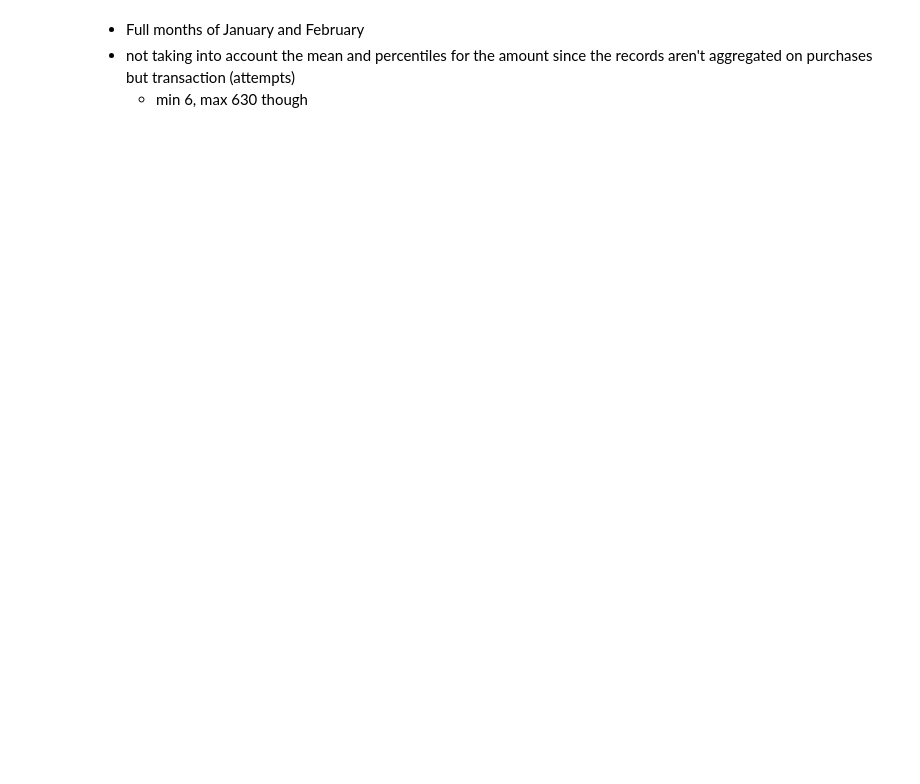
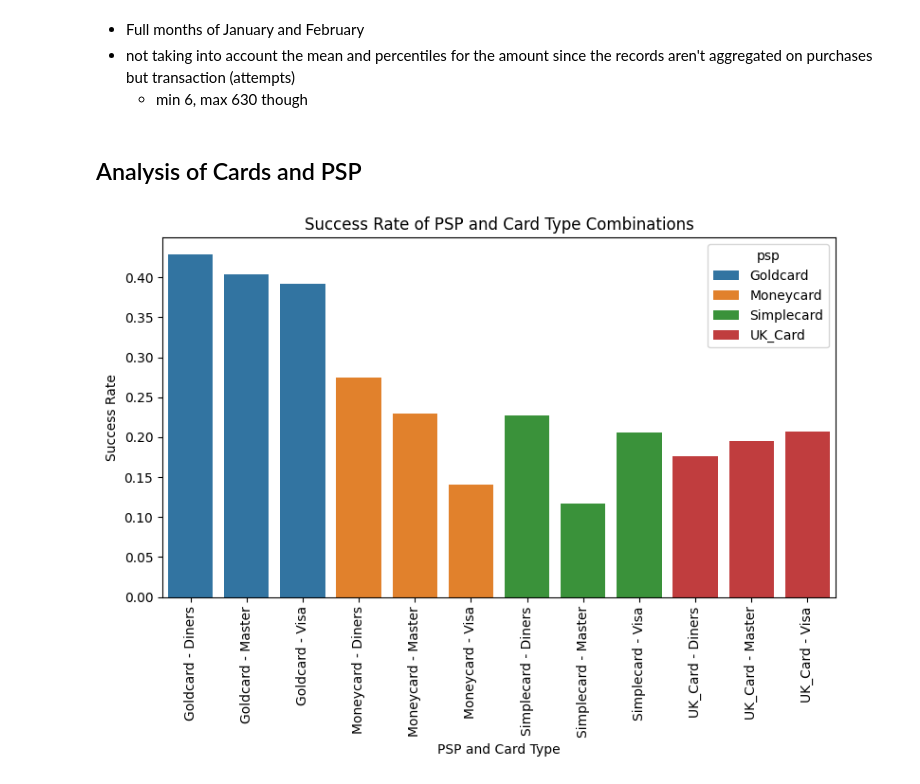
Before and after one commit to jeaend/payment_routing_optimizer, a Jupyter notebook: notebooks/01_data_analysis.ipynb, the cells around one changed output. Drawn from its saved outputs; the diff is of its cells as text; code cells hidden in the pictures; blank space fills up the shorter version.

Commit message:
add graphs, insights

```diff
--- a/notebooks/01_data_analysis.ipynb
+++ b/notebooks/01_data_analysis.ipynb
@@ -147,3 +149,37 @@ df.describe().T
 - Full months of January and February
 - not taking into account the mean and percentiles for the amount since the records aren't aggregated on purchases but transaction (attempts)
     - min 6, max 630 though
+# %% [markdown]
+## Analysis of Cards and PSP
+# %%
+import seaborn as sns
+import matplotlib.pyplot as plt
+
+# Assuming df is your DataFrame and it has been properly set up
+df['tmsp'] = pd.to_datetime(df['tmsp'])
+
+# Group by PSP and Card and calculate the count of transactions and the successful ones
+grouped = df.groupby(['psp', 'card'])['success'].agg(['sum', 'count'])
+
+# Calculate success rate for each PSP and card combination
+grouped['success_rate'] = grouped['sum'] / grouped['count']
+
+# Reset index for seaborn plotting
+grouped_reset = grouped.reset_index()
+
+# Create a new column for short_name (combining psp and card for labeling purposes)
+grouped_reset['short_name'] = grouped_reset['psp'] + ' - ' + grouped_reset['card']
+
+# Plot using Seaborn barplot
+plt.figure(figsize=(8, 6))
+ax = sns.barplot(x='short_name', y='success_rate', data=grouped_reset, hue='psp', dodge=False)
+
+# Customize plot
+ax.set_title('Success Rate of PSP and Card Type Combinations')
+ax.set_xlabel('PSP and Card Type')
+ax.set_ylabel('Success Rate')
+plt.xticks(rotation=90)
+plt.tight_layout()
+plt.show()
+# %% [output]
+[figure, added]
```
Also changed, not shown: parts of 6 cells of this notebook.
